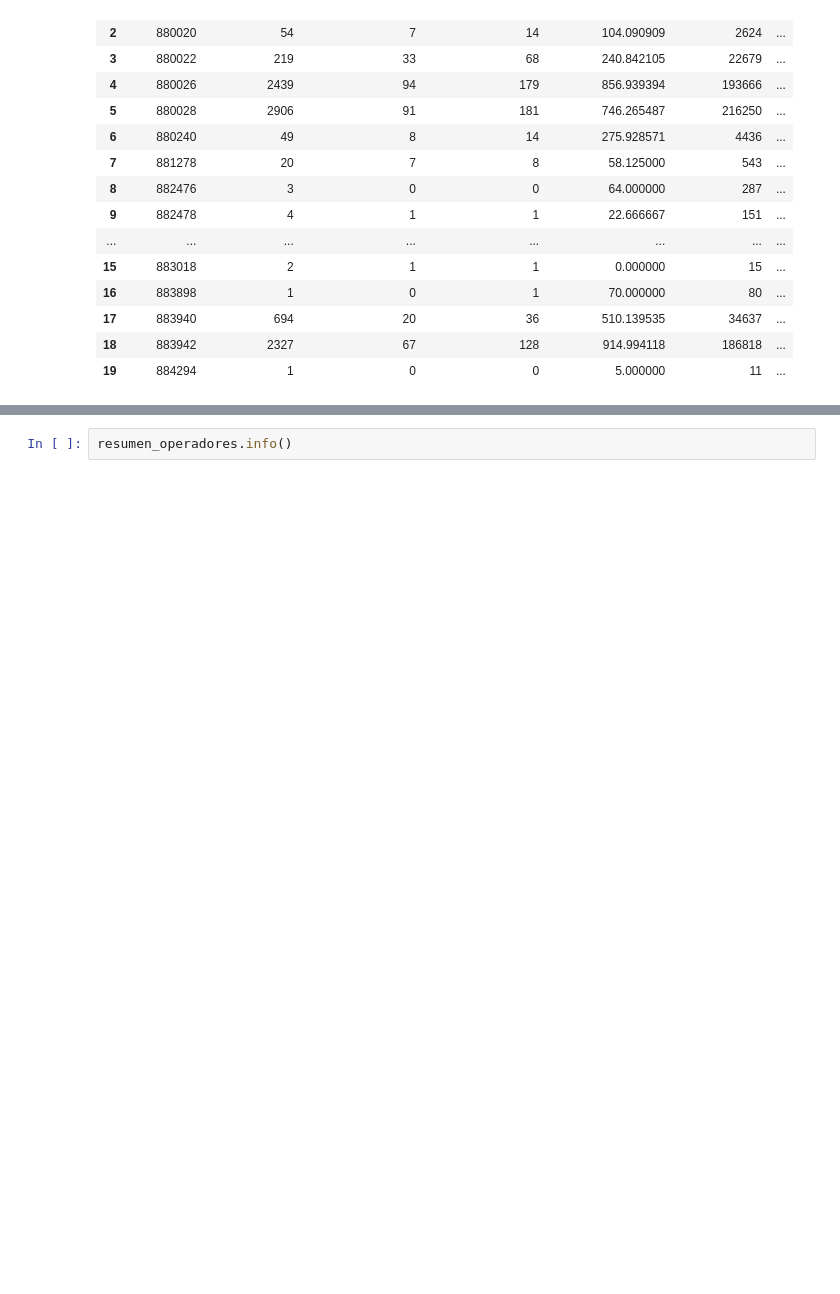
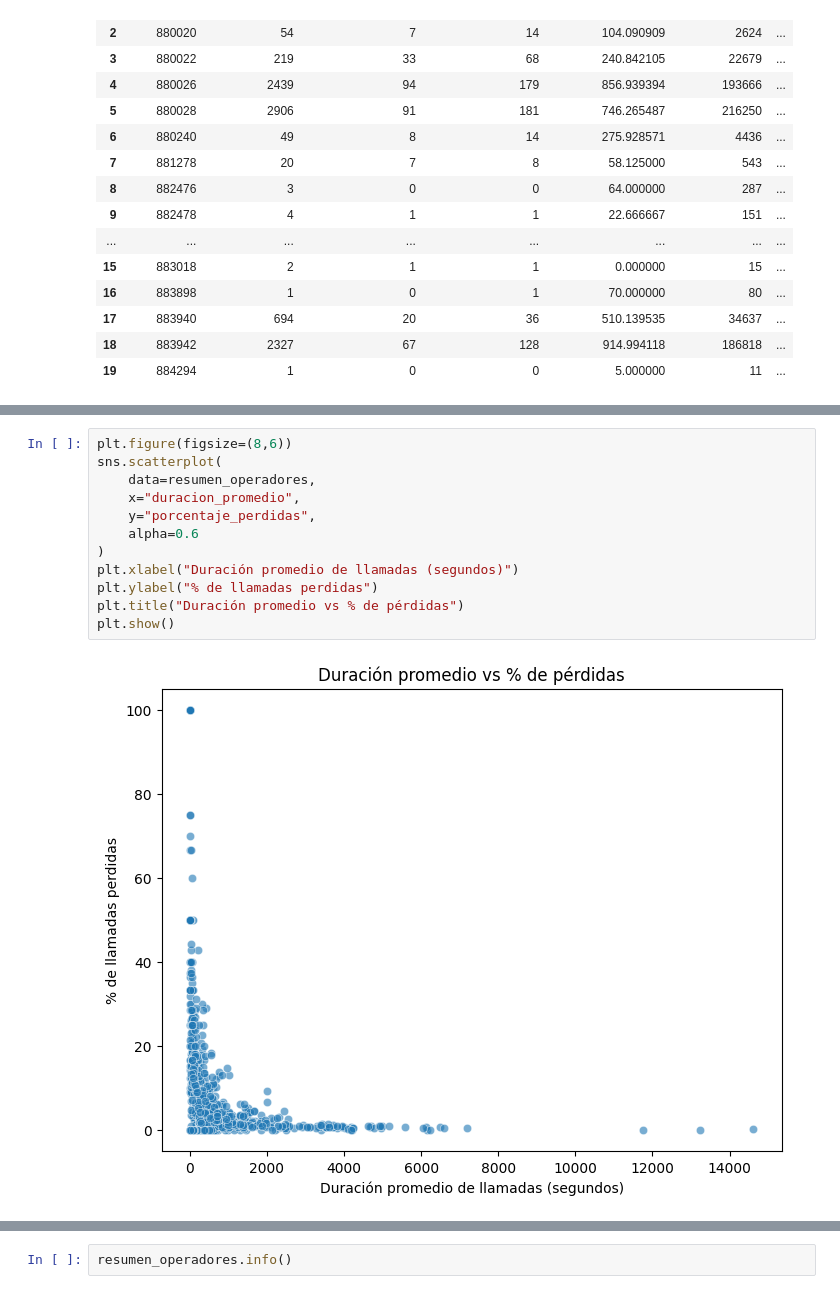
Before and after one commit to fttm-mdz/proyecto_final, a Jupyter notebook: notebooks/EDA_inicial.ipynb, the cells around one changed output, grey strips where cells are left out. Cells and saved outputs as stored; diff of their text form; blank space fills up the shorter version.

```diff
--- a/notebooks/EDA_inicial.ipynb
+++ b/notebooks/EDA_inicial.ipynb
@@ -335,0 +349,14 @@ resumen_operadores.head(20)
+# %%
+plt.figure(figsize=(8,6))
+sns.scatterplot(
+    data=resumen_operadores,
+    x="duracion_promedio",
+    y="porcentaje_perdidas",
+    alpha=0.6
+)
+plt.xlabel("Duración promedio de llamadas (segundos)")
+plt.ylabel("% de llamadas perdidas")
+plt.title("Duración promedio vs % de pérdidas")
+plt.show()
+# %% [output]
+[figure, added]
```
Also changed, not shown: parts of 5 cells of this notebook.
